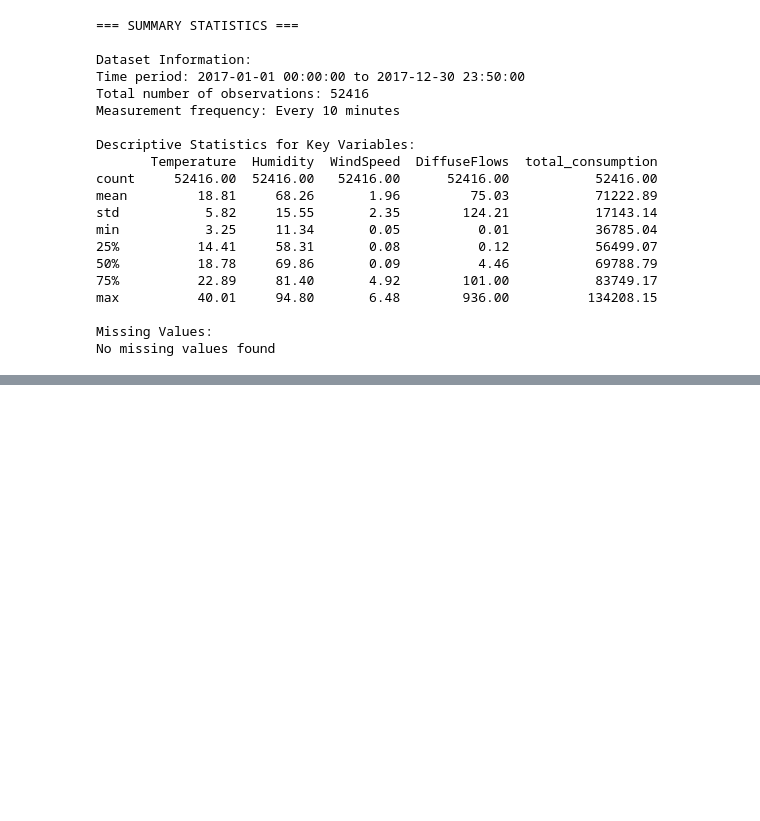
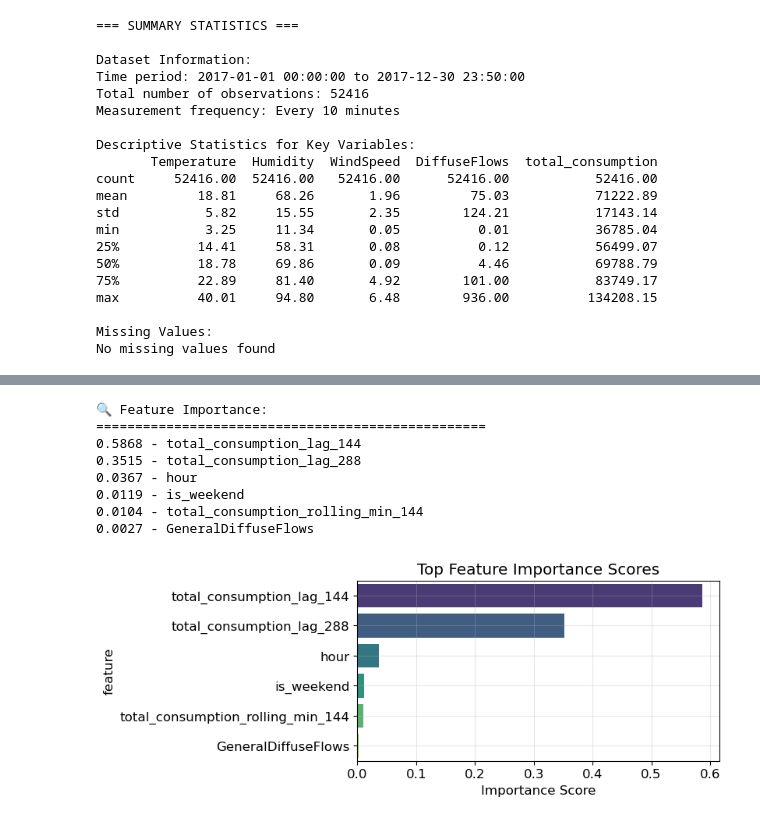
Before and after one commit to karina100400/Power-Consumption-in-Morocco, a Jupyter notebook: Tetouan_Power_Consumption_Forecasting.ipynb, the cells around one changed output, grey strips where cells are left out. Drawn from its saved outputs; the diff is of its cells as text; code cells hidden in the pictures; blank space fills up the shorter version.

Commit message:
completed xgboost feature selection and tuning

```diff
--- a/Tetouan_Power_Consumption_Forecasting.ipynb
+++ b/Tetouan_Power_Consumption_Forecasting.ipynb
@@ -260,0 +582,78 @@ def engineer_features(df, target_col):
+# %%
+# Feature Importance Analysis
+# This is crucial for understanding what drives our predictions
+
+def analyze_feature_importance(model):
+    """
+    Analyze and visualize feature importance from XGBoost model.
+
+
+    Args:
+        model: Trained XGBoost model
+    """
+    # Get feature importance scores
+    importance_scores = model.feature_importances_
+
+    # Create feature importance dataframe
+    feature_importance_df = pd.DataFrame({
+        'feature': model.get_booster().feature_names,
+        'importance': importance_scores
+    }).sort_values('importance', ascending=False)
+
+    print(f"🔍 Feature Importance:")
+    print("=" * 50)
+
+    # Display top features with interpretation
+    top_features = feature_importance_df
+    for idx, row in top_features.iterrows():
+        print(f"{row['importance']:.4f} - {row['feature']}")
+
+    # Visualization
+    plt.figure(figsize=(6, 3))
+
+    # Top features bar plot
+
+    sns.barplot(data=top_features, x='importance', y='feature', palette='viridis')
+    plt.title(f'Top Feature Importance Scores')
+    plt.xlabel('Importance Score')
+    plt.grid(True, alpha=0.3)
+
+    plt.show()
+
+    # Analyze feature categories for the best model's features
+    print("\n📊 Feature Importance by Category:")
+    print("-" * 40)
+
+    # Define feature categories based on the best model's features
+    # Adjust these patterns to match your actual feature engineering
+    lag_mask = top_features['feature'].str.contains('lag', case=False)
+    rolling_mask = top_features['feature'].str.contains('rolling|mean|std|ewm', case=False)
+    temporal_mask = top_features['feature'].str.contains('month|day|hour|minute|week|weekday|weekend|sin|cos', case=False)
+    weather_mask = top_features['feature'].str.contains('temperature|humidity|windspeed|diffuse|flow', case=False)
+    # If you have other engineered features, add more masks as needed
+
+    lag_importance = top_features[lag_mask]['importance'].sum()
+    rolling_importance = top_features[rolling_mask]['importance'].sum()
+    temporal_importance = top_features[temporal_mask]['importance'].sum()
+    weather_importance = top_features[weather_mask]['importance'].sum()
+
+    total_importance = top_features['importance'].sum()
+
+    print(f"🔄 Lag Features: {lag_importance:.3f} ({lag_importance/total_importance*100:.1f}%)")
+    print(f"📊 Rolling/Statistical Features: {rolling_importance:.3f} ({rolling_importance/total_importance*100:.1f}%)")
+    print(f"📅 Temporal Features: {temporal_importance:.3f} ({temporal_importance/total_importance*100:.1f}%)")
+    print(f"🌦️ Weather Features: {weather_importance:.3f} ({weather_importance/total_importance*100:.1f}%)")
+    return feature_importance_df
+
+# Analyze feature importance
+feature_importance_df = analyze_feature_importance(model)
+# %% [output]
+🔍 Feature Importance:
+==================================================
+0.5868 - total_consumption_lag_144
+0.3515 - total_consumption_lag_288
+0.0367 - hour
+0.0119 - is_weekend
+0.0104 - total_consumption_rolling_min_144
+0.0027 - GeneralDiffuseFlows
+[figure, added]
```
Also changed, not shown: parts of 12 cells of this notebook.
